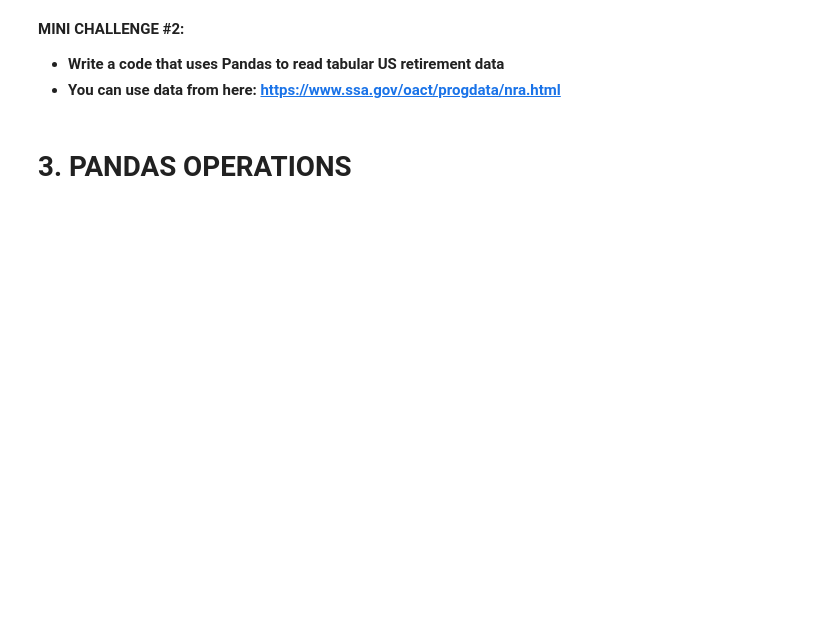
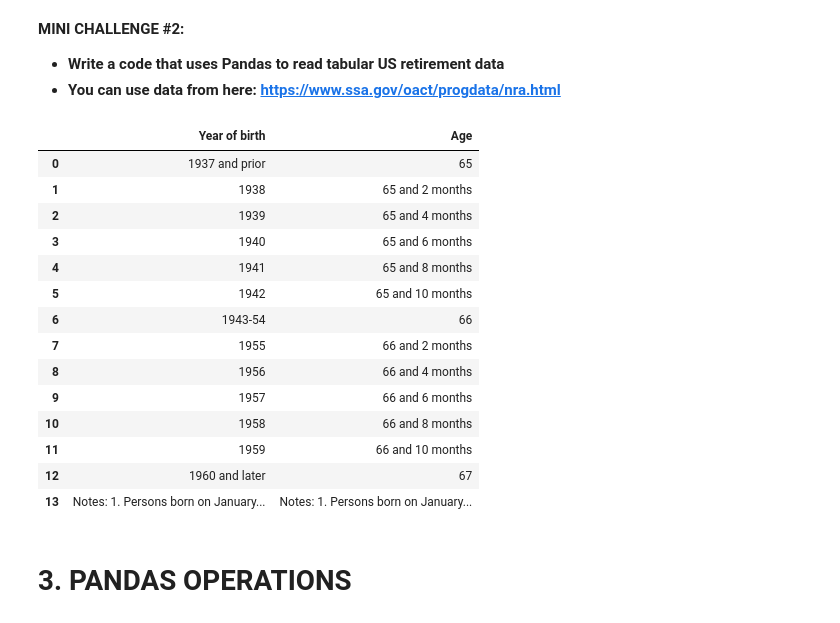
Before and after one commit to Ki-Sung/python_financial_analysis_and_machine_learning, a Jupyter notebook: Part1_Python_Programing_Fundamentals/8. Python 101 - Python Libraries for Data Analysis - Pandas.ipynb, the cells around one changed output. Cells and saved outputs as stored; diff of their text form; code cells hidden in the pictures; blank space fills up the shorter version.

```diff
--- a/Part1_Python_Programing_Fundamentals/8. Python 101 - Python Libraries for Data Analysis - Pandas.ipynb
+++ b/Part1_Python_Programing_Fundamentals/8. Python 101 - Python Libraries for Data Analysis - Pandas.ipynb
@@ -149,5 +189,25 @@ Total portfolio value=11660
 **MINI CHALLENGE #2:**
 - **Write a code that uses Pandas to read tabular US retirement data**
 - **You can use data from here: https://www.ssa.gov/oact/progdata/nra.html**
+# %%
+# answer
+us_retirement_data = pd.read_html("https://www.ssa.gov/oact/progdata/nra.html")
+us_retirement_data[0]
+# %% [output]
+|  | Year of birth | Age |
+| 0 | 1937 and prior | 65 |
+| 1 | 1938 | 65 and 2 months |
+| 2 | 1939 | 65 and 4 months |
+| 3 | 1940 | 65 and 6 months |
+| 4 | 1941 | 65 and 8 months |
+| 5 | 1942 | 65 and 10 months |
+| 6 | 1943-54 | 66 |
+| 7 | 1955 | 66 and 2 months |
+| 8 | 1956 | 66 and 4 months |
+| 9 | 1957 | 66 and 6 months |
+| 10 | 1958 | 66 and 8 months |
+| 11 | 1959 | 66 and 10 months |
+| 12 | 1960 and later | 67 |
+| 13 | Notes: 1. Persons born on January... | Notes: 1. Persons born on January... |
 # %% [markdown]
 # 3. PANDAS OPERATIONS
```
Also changed, not shown: parts of 14 cells of this notebook.
